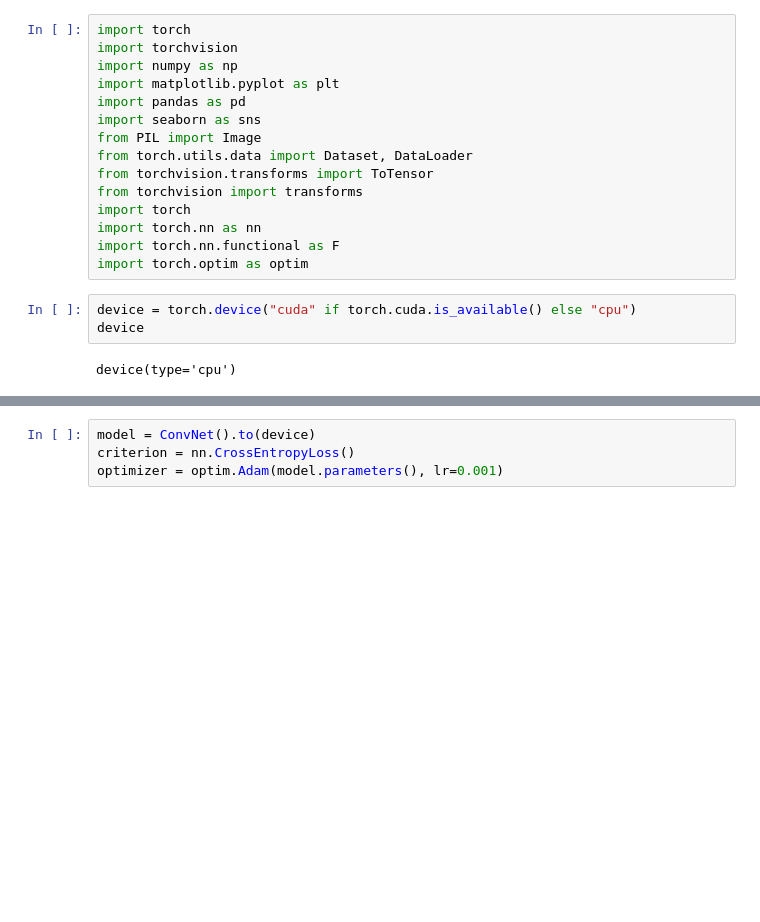
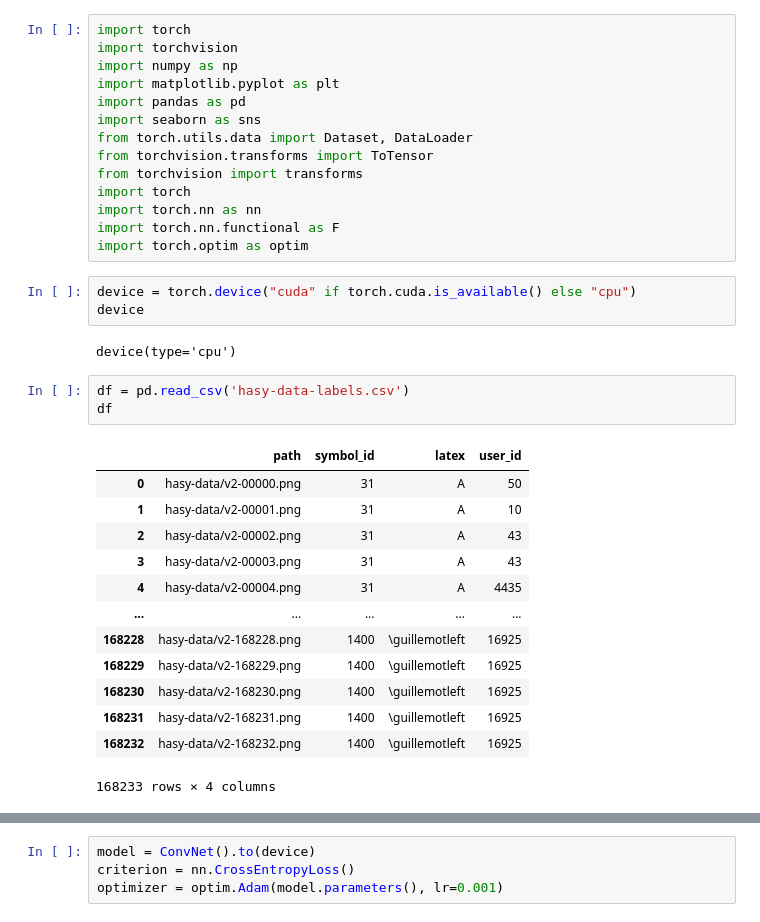
Before and after one commit to Chaotix953/HASYv2, a Jupyter notebook: Untitled.ipynb, the cells around one changed output, grey strips where cells are left out. Cells and saved outputs as stored; diff of their text form; blank space fills up the shorter version.

```diff
--- a/Untitled.ipynb
+++ b/Untitled.ipynb
@@ -5,7 +5,6 @@ import numpy as np
 import matplotlib.pyplot as plt
 import pandas as pd
 import seaborn as sns
-from PIL import Image
 from torch.utils.data import Dataset, DataLoader
 from torchvision.transforms import ToTensor
 from torchvision import transforms
@@ -18,4 +17,21 @@ device = torch.device("cuda" if torch.cuda.is_available() else "cpu")
 device
 # %% [output]
 device(type='cpu')
+# %%
+df = pd.read_csv('hasy-data-labels.csv')
+df
+# %% [output]
+|  | path | symbol_id | latex | user_id |
+| 0 | hasy-data/v2-00000.png | 31 | A | 50 |
+| 1 | hasy-data/v2-00001.png | 31 | A | 10 |
+| 2 | hasy-data/v2-00002.png | 31 | A | 43 |
+| 3 | hasy-data/v2-00003.png | 31 | A | 43 |
+| 4 | hasy-data/v2-00004.png | 31 | A | 4435 |
+| ... | ... | ... | ... | ... |
+| 168228 | hasy-data/v2-168228.png | 1400 | \guillemotleft | 16925 |
+| 168229 | hasy-data/v2-168229.png | 1400 | \guillemotleft | 16925 |
+| 168230 | hasy-data/v2-168230.png | 1400 | \guillemotleft | 16925 |
+| 168231 | hasy-data/v2-168231.png | 1400 | \guillemotleft | 16925 |
+| 168232 | hasy-data/v2-168232.png | 1400 | \guillemotleft | 16925 |
+168233 rows × 4 columns
 # %%
```
Also changed, not shown: parts of 11 cells of this notebook.
